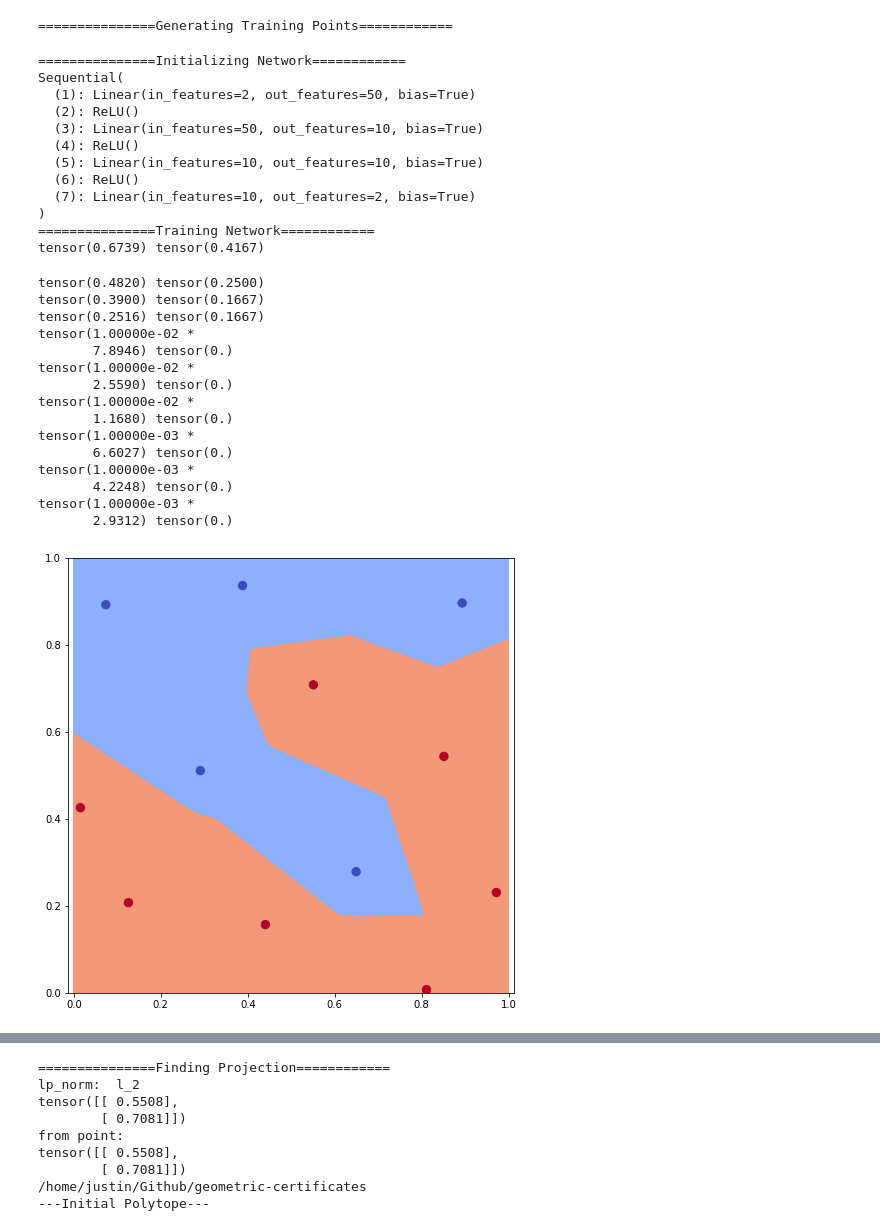
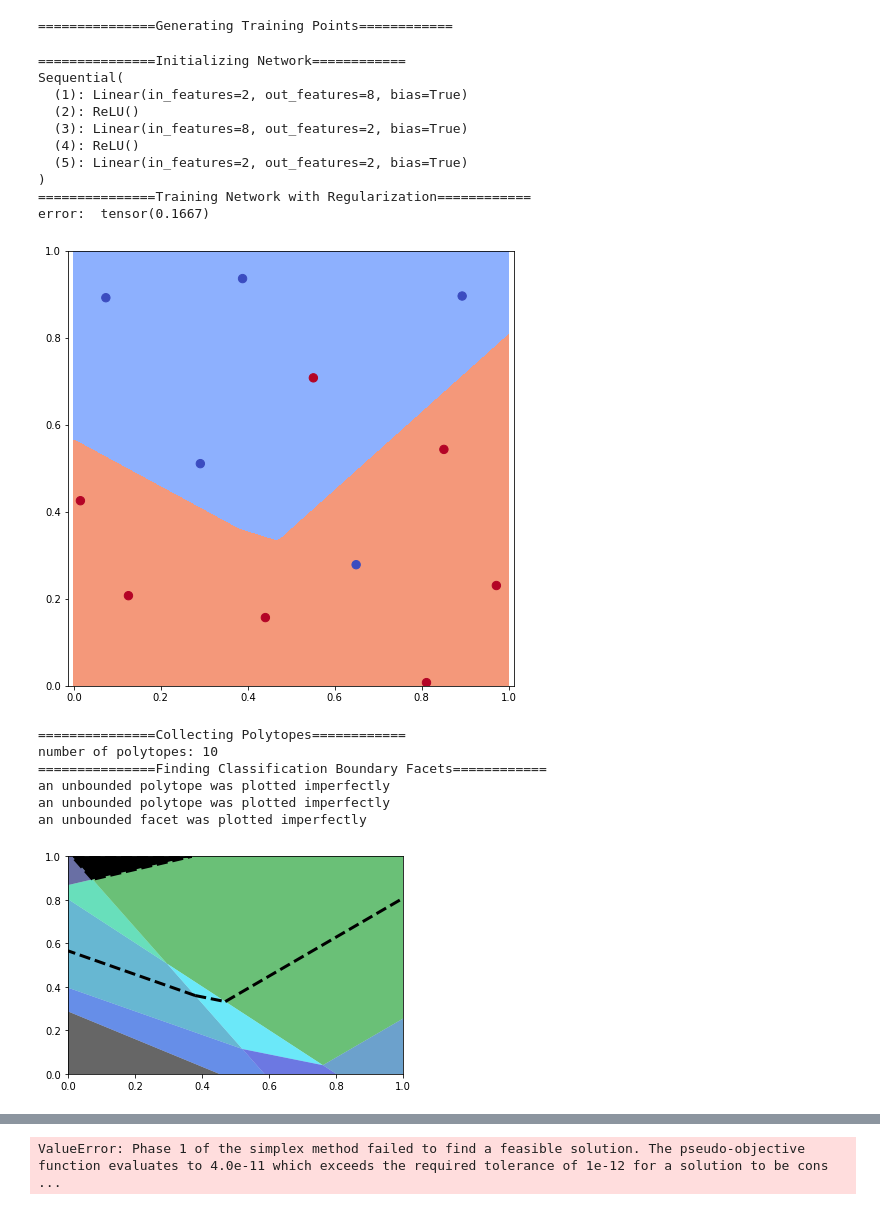
Before and after one commit to revbucket/geometric-certificates, a Jupyter notebook: Experiment_2.ipynb, the cells around one changed output, grey strips where cells are left out. Saved outputs shown, nothing was run; the diff lists cells and outputs as text; code cells hidden in the pictures.

Commit message:
modified generate_facets_config + added exp's explanations

```diff
--- a/Experiment_2.ipynb
+++ b/Experiment_2.ipynb
@@ -40,8 +283,7 @@ epsilon = r/2
 X = torch.Tensor(np.array(x))
 torch.manual_seed(1)
 y = (torch.rand(m)+0.5).long()
-
-layer_sizes = [2, 50, 8, 2]
+print('===============Points Generated============')
 # %% [output]
 ===============Generating Training Points============
 # %%
@@ -50,7 +292,6 @@ layer_sizes = [2, 50, 8, 2]
 # ==================================
 
 print('===============Initializing Network============')
-# layer_sizes = [2, 8, 2]
 network = PLNN(layer_sizes)
 net = network.net
 
@@ -59,20 +300,31 @@ net = network.net
 # Train Network
 # ==================================
 
-print('===============Training Network============')
+def l1_loss(net):
+
+    return sum([_.norm(p=1) for _ in net.parameters() if _.dim() > 1])
+
+
+print('===============Training Network with Regularization============')
 opt = optim.Adam(net.parameters(), lr=1e-3)
 for i in range(1000):
     out = net(Variable(X))
-    l = nn.CrossEntropyLoss()(out, Variable(y))
+    l = nn.CrossEntropyLoss()(out, Variable(y)).view([1])
+
+    l1_scale = torch.Tensor([1e-4])
+    l += l1_scale * l1_loss(net).view([1])
+
     err = (out.max(1)[1].data != y).float().mean()
-    if i % 100 == 0:
-        print(l.data[0], err)
     opt.zero_grad()
     (l).backward()
     opt.step()
 
+print('error: ', err)
+
+
+
 # ==================================
-# Visualize:  classifier boundary
+# Visualize:  regularized classifier boundary
 # ==================================
 
 XX, YY = np.meshgrid(np.linspace(0, 1, 100), np.linspace(0, 1, 100))
@@ -89,7 +341,7 @@ ax.axis([0, 1, 0, 1])
 plt.show()
 
 # ==================================
-# Visualize: baseline classifier ReLu regions
+# Visualize: regularized classifier ReLu regions
 # ==================================
 
 print('===============Collecting Polytopes============')
@@ -159,7 +411,7 @@ for pt in pts:
     print(cwd)
     plot_dir = cwd + '/plots/incremental_geocert/'
 
-    t = incremental_geocert(lp_norm, network, x_0, ax, plot_dir)
+    t = incremental_GeoCert(lp_norm, network, x_0, ax, plot_dir)
 
     print('the final projection value:', t)
     ts.append(t)
@@ -169,53 +421,43 @@ for pt in pts:
 # ==================================
 
 XX, YY = np.meshgrid(np.linspace(0, 1, 100), np.linspace(0, 1, 100))
 X0 = Variable(torch.Tensor(np.stack([np.ravel(XX), np.ravel(YY)]).T))
 y0 = network(X0)
 ZZ = (y0[:,0] - y0[:,1]).resize(100,100).data.numpy()
 
 _, ax = plt.subplots(figsize=(8,8))
 ax.contourf(XX,YY,-ZZ, cmap="coolwarm", levels=np.linspace(-1000,1000,3))
 ax.scatter(X.numpy()[:,0], X.numpy()[:,1], c=y.numpy(), cmap="coolwarm", s=70)
 ax.axis("equal")
 ax.axis([0, 1, 0, 1])
 
 for pt, t, y in zip(pts, ts, y.numpy()):
     if lp_norm == 'l_2':
         utils.plot_l2_norm(pt, t, ax=ax)
     elif lp_norm == 'l_inf':
         utils.plot_linf_norm(pt, t, ax=ax)
     else:
         raise NotImplementedError
 
 print('average_linf:', np.average(ts))
 
 plt.show()
 # %% [output]
 ===============Initializing Network============
 Sequential(
-  (1): Linear(in_features=2, out_features=50, bias=True)
+  (1): Linear(in_features=2, out_features=8, bias=True)
   (2): ReLU()
-  (3): Linear(in_features=50, out_features=10, bias=True)
+  (3): Linear(in_features=8, out_features=2, bias=True)
   (4): ReLU()
-  (5): Linear(in_features=10, out_features=10, bias=True)
-  (6): ReLU()
-  (7): Linear(in_features=10, out_features=2, bias=True)
+  (5): Linear(in_features=2, out_features=2, bias=True)
 )
-===============Training Network============
-tensor(0.6739) tensor(0.4167)
+===============Training Network with Regularization============
+error:  tensor(0.1667)
+[figure, new version]
-tensor(0.4820) tensor(0.2500)
-tensor(0.3900) tensor(0.1667)
-tensor(0.2516) tensor(0.1667)
-tensor(1.00000e-02 *
-       7.8946) tensor(0.)
-tensor(1.00000e-02 *
-       2.5590) tensor(0.)
-tensor(1.00000e-02 *
-       1.1680) tensor(0.)
-tensor(1.00000e-03 *
-       6.6027) tensor(0.)
-tensor(1.00000e-03 *
-       4.2248) tensor(0.)
-tensor(1.00000e-03 *
-       2.9312) tensor(0.)
+===============Collecting Polytopes============
+number of polytopes: 10
+===============Finding Classification Boundary Facets============
+an unbounded polytope was plotted imperfectly
+an unbounded polytope was plotted imperfectly
+an unbounded facet was plotted imperfectly
-[figure, old version]
+[figure, new version]
@@ -226,9 +481 @@ number of polytopes: 169
-===============Finding Projection============
-lp_norm:  l_2
-tensor([[ 0.5508],
-        [ 0.7081]])
-from point:
-tensor([[ 0.5508],
-        [ 0.7081]])
-/home/justin/Github/geometric-certificates
----Initial Polytope---
+ValueError: Phase 1 of the simplex method failed to find a feasible solution. The pseudo-objective function evaluates to 4.0e-11 which exceeds the required tolerance of 1e-12 for a solution to be cons ...
```
Also changed, not shown: parts of 7 cells of this notebook, 6 other files.
